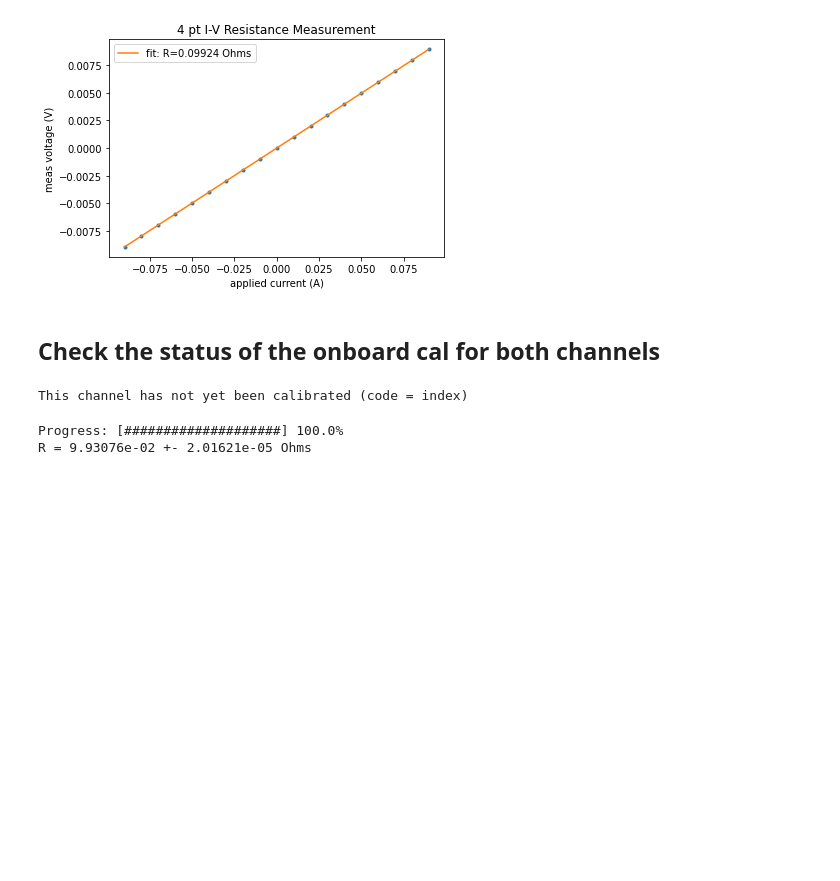
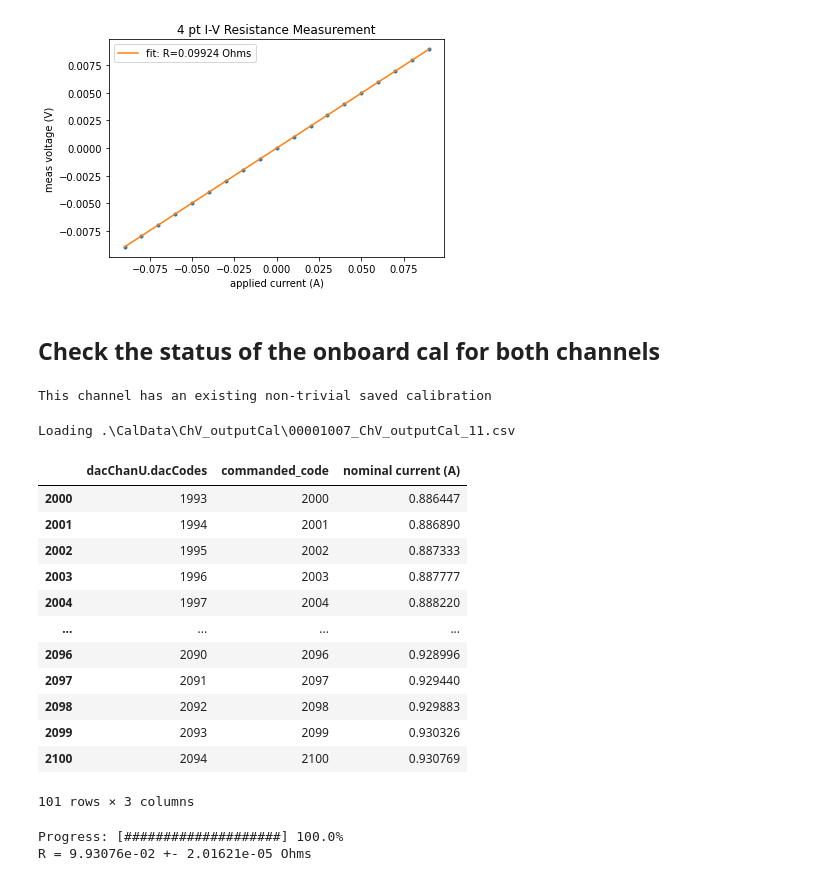
Before and after one commit to abergerSRS/SR542_CalSoftware, a Jupyter notebook: current_output_cal.ipynb, the cells around one changed output. Drawn from its saved outputs; the diff is of its cells as text; code cells hidden in the pictures; blank space fills up the shorter version.

Commit message:
modify channel names for current output cal

```diff
--- a/current_output_cal.ipynb
+++ b/current_output_cal.ipynb
@@ -360,7 +360,16 @@ class OutputChannel(Resistor):
 
     def SaveCalData(self):
         controllerSn = serialQry(sr542, '*IDN?').split(',')[2].strip(' s/n')
-        saveMeasurement('.\CalData', controllerSn, f'Ch{self.channel}_outputCal', self.cal_lut, ['dac code'], fmt='%d')
+        save_measurement('.\CalData', controllerSn, f'Ch{self.channel}_outputCal', self.cal_lut, ['dac code'], fmt='%d')
+
+    def LoadCalData(self):
+        controller_sn = serialQry(sr542, '*IDN?').split(',')[2].strip(' s/n')
+        data = load_measurement('.\CalData', controller_sn, f'Ch{self.channel}_outputCal')
+
+        if not data.any():
+            print('No measurements have been saved for this sn')
+        else:
+            self.cal_lut = data
 
     def Calibrate(self):
         self.ResetCal()
@@ -404,4 +413,8 @@ R = 9.92400e-02 +- 2.07306e-05 Ohms
 # %%
 chv = OutputChannel('V')
 # %% [output]
-This channel has not yet been calibrated (code = index)
+This channel has an existing non-trivial saved calibration
+# %%
+chv.LoadCalData()
+# %% [output]
+Loading .\CalData\ChV_outputCal\00001007_ChV_outputCal_11.csv
@@ -408,3 +423,23 @@ This channel has not yet been calibrated (code = index)
+# %%
+df = pd.DataFrame(np.array(chv.cal_lut, dtype=int), columns=['dacChanU.dacCodes'])
+df['commanded_code'] = df.index
+df['nominal current (A)'] = df.index/4095*1.65*1.1
+# %%
+df.loc[2000:2100]
+# %% [output]
+|  | dacChanU.dacCodes | commanded_code | nominal current (A) |
+| 2000 | 1993 | 2000 | 0.886447 |
+| 2001 | 1994 | 2001 | 0.886890 |
+| 2002 | 1995 | 2002 | 0.887333 |
+| 2003 | 1996 | 2003 | 0.887777 |
+| 2004 | 1997 | 2004 | 0.888220 |
+| ... | ... | ... | ... |
+| 2096 | 2090 | 2096 | 0.928996 |
+| 2097 | 2091 | 2097 | 0.929440 |
+| 2098 | 2092 | 2098 | 0.929883 |
+| 2099 | 2093 | 2099 | 0.930326 |
+| 2100 | 2094 | 2100 | 0.930769 |
+101 rows × 3 columns
 # %%
 chu = OutputChannel('U')
 # %%
```
Also changed, not shown: parts of 2 cells of this notebook.
